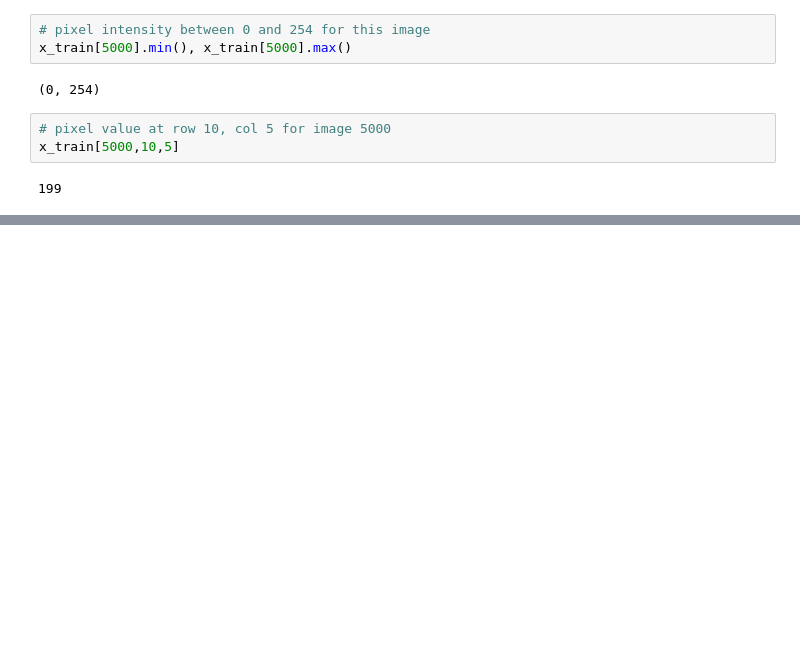
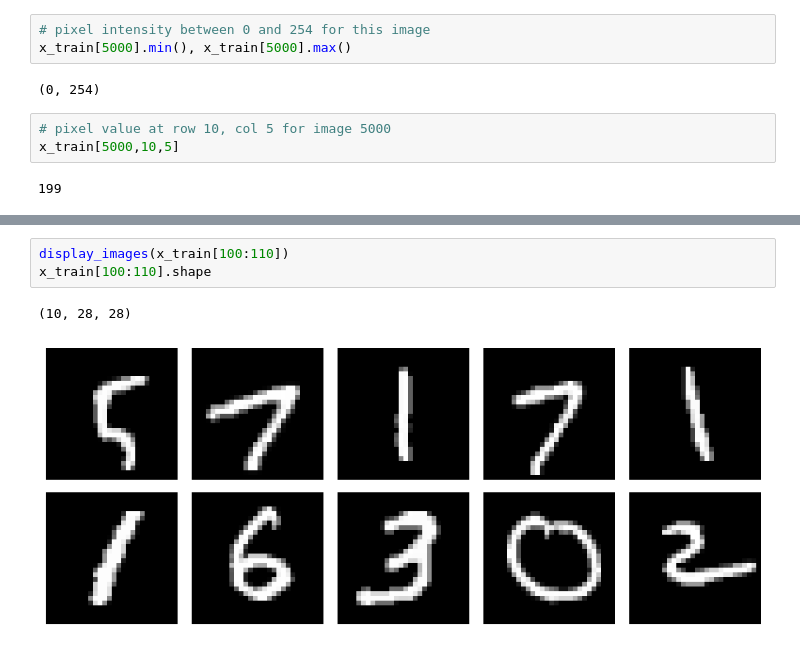
Before and after one commit to AIgineerAB/Artificial_Intelligence_HA24, a Jupyter notebook: code_alongs/Lec08_MLP.ipynb, the cells around one changed output, grey strips where cells are left out. Cells and saved outputs as stored; diff of their text form; blank space fills up the shorter version.

```diff
--- a/code_alongs/Lec08_MLP.ipynb
+++ b/code_alongs/Lec08_MLP.ipynb
@@ -58,0 +89,6 @@ x_train[5000,10,5]
+# %%
+display_images(x_train[100:110])
+x_train[100:110].shape
+# %% [output]
+(10, 28, 28)
+[figure, added]
```
Also changed, not shown: parts of 5 cells of this notebook.
